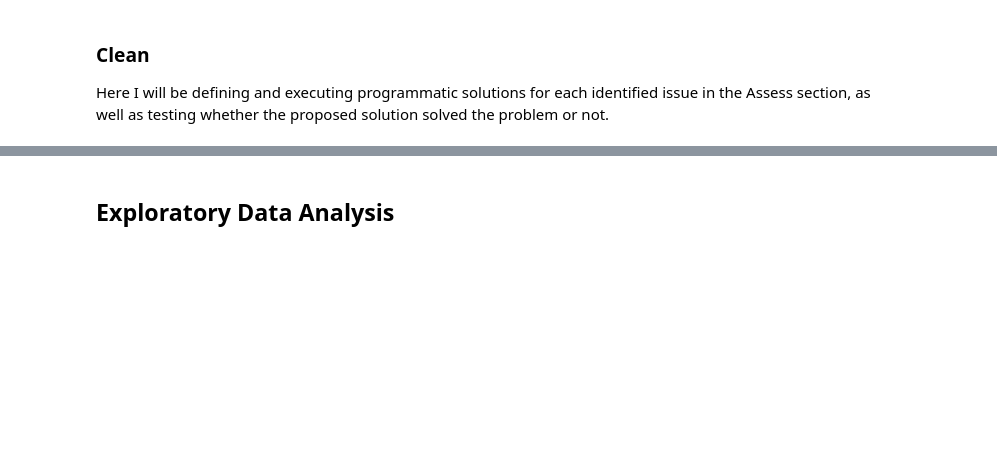
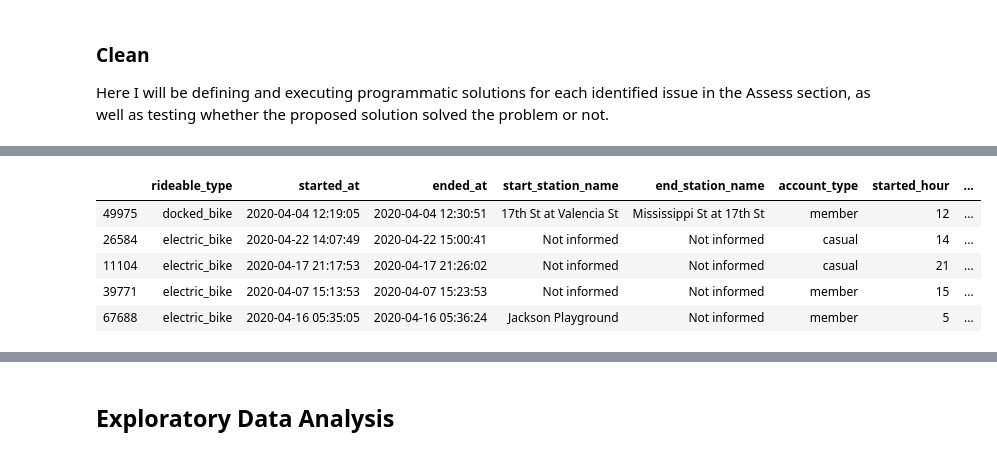
Before and after one commit to Nevesgmd/bay-wheels-data-analysis, a Jupyter notebook: exploration_template.ipynb, the cells around one changed output, grey strips where cells are left out. Saved outputs shown, nothing was run; the diff lists cells and outputs as text; code cells hidden in the pictures; blank space fills up the shorter version.

```diff
--- a/exploration_template.ipynb
+++ b/exploration_template.ipynb
@@ -142,0 +216,12 @@ Here I will be defining and executing programmatic solutions for each identified
+# %%
+clean_trip_data['weekday'] = clean_trip_data.started_at.dt.weekday
+clean_trip_data['weekday'] = clean_trip_data.weekday.map({0: 'Monday', 1: 'Tuesday', 2: 'Wednesday',
+                                                          3: 'Thursday', 4: 'Friday', 5: 'Saturday', 6: 'Sunday'})
+clean_trip_data.sample(5)
+# %% [output]
+|  | rideable_type | started_at | ended_at | start_station_name | end_station_name | account_type | started_hour | ... |
+| 49975 | docked_bike | 2020-04-04 12:19:05 | 2020-04-04 12:30:51 | 17th St at Valencia St | Mississippi St at 17th St | member | 12 | ... |
+| 26584 | electric_bike | 2020-04-22 14:07:49 | 2020-04-22 15:00:41 | Not informed | Not informed | casual | 14 | ... |
+| 11104 | electric_bike | 2020-04-17 21:17:53 | 2020-04-17 21:26:02 | Not informed | Not informed | casual | 21 | ... |
+| 39771 | electric_bike | 2020-04-07 15:13:53 | 2020-04-07 15:23:53 | Not informed | Not informed | member | 15 | ... |
+| 67688 | electric_bike | 2020-04-16 05:35:05 | 2020-04-16 05:36:24 | Jackson Playground | Not informed | member | 5 | ... |
```
Also changed, not shown: parts of 13 cells of this notebook.
